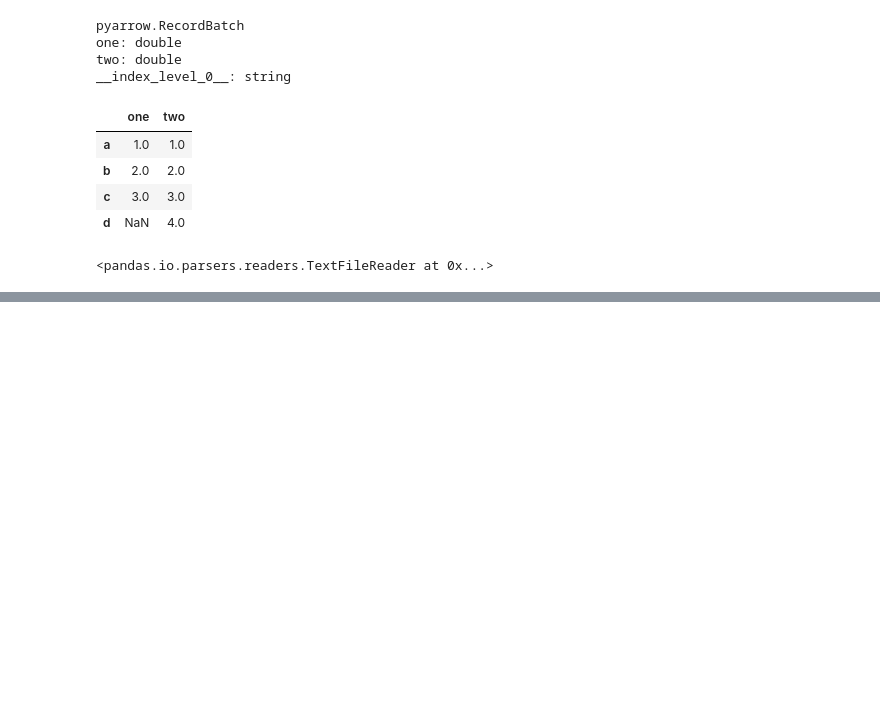
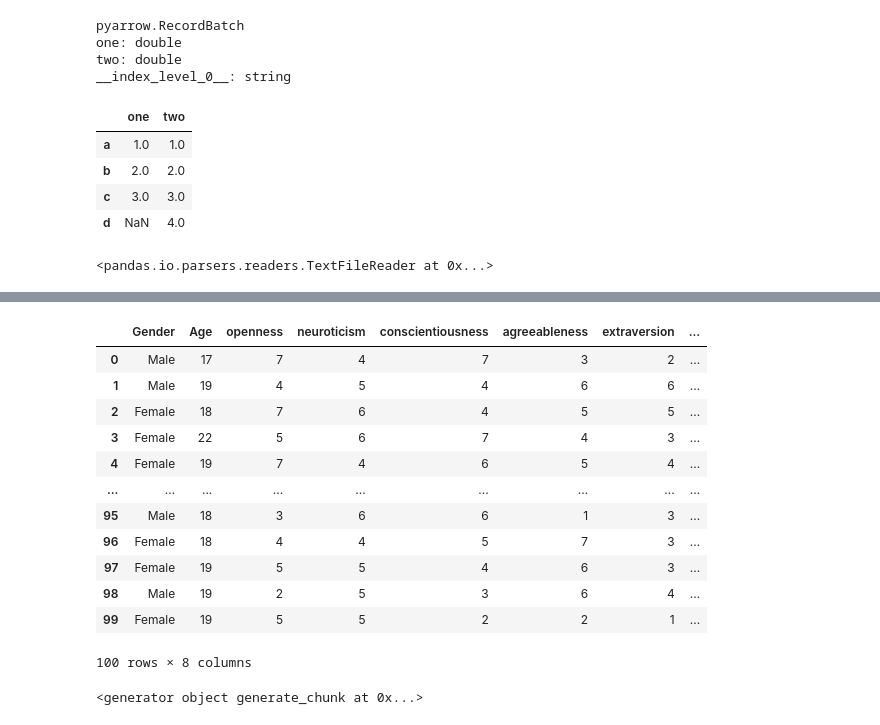
Before and after one commit to HazeMSR/Session-4, a Jupyter notebook: db/Session4.ipynb, the cells around one changed output, grey strips where cells are left out. Saved outputs shown, nothing was run; the diff lists cells and outputs as text; code cells hidden in the pictures; blank space fills up the shorter version.

Commit message:
generators

```diff
--- a/db/Session4.ipynb
+++ b/db/Session4.ipynb
@@ -612,0 +630,18 @@ for x in data:
+# %%
+reader = pd.read_csv('train_dataset.csv', iterator=True)
+data2 = reader.get_chunk(100)
+data2
+# %% [output]
+|  | Gender | Age | openness | neuroticism | conscientiousness | agreeableness | extraversion | ... |
+| 0 | Male | 17 | 7 | 4 | 7 | 3 | 2 | ... |
+| 1 | Male | 19 | 4 | 5 | 4 | 6 | 6 | ... |
+| 2 | Female | 18 | 7 | 6 | 4 | 5 | 5 | ... |
+| 3 | Female | 22 | 5 | 6 | 7 | 4 | 3 | ... |
+| 4 | Female | 19 | 7 | 4 | 6 | 5 | 4 | ... |
+| ... | ... | ... | ... | ... | ... | ... | ... | ... |
+| 95 | Male | 18 | 3 | 6 | 6 | 1 | 3 | ... |
+| 96 | Female | 18 | 4 | 4 | 5 | 7 | 3 | ... |
+| 97 | Female | 19 | 5 | 5 | 4 | 6 | 3 | ... |
+| 98 | Male | 19 | 2 | 5 | 3 | 6 | 4 | ... |
+| 99 | Female | 19 | 5 | 5 | 2 | 2 | 1 | ... |
+100 rows × 8 columns
@@ -612,0 +652,5 @@ for x in data:
+# %%
+dataset = generate_chunk(reader, 100)
+dataset
+# %% [output]
+<generator object generate_chunk at 0x...>
```
Also changed, not shown: parts of 10 cells of this notebook.
